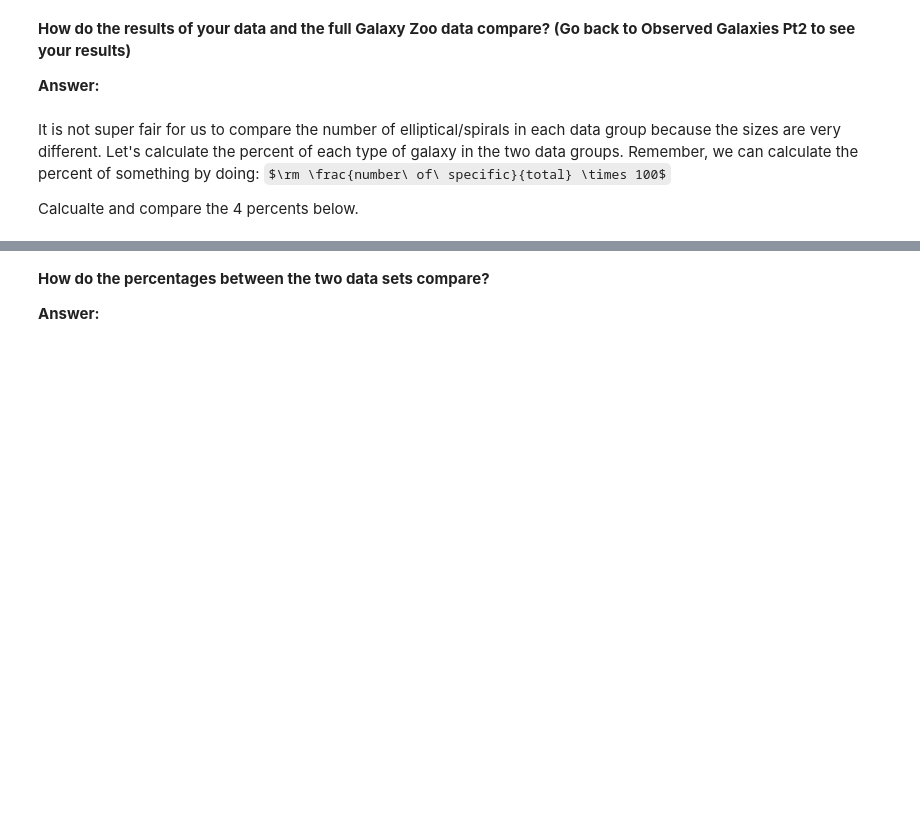
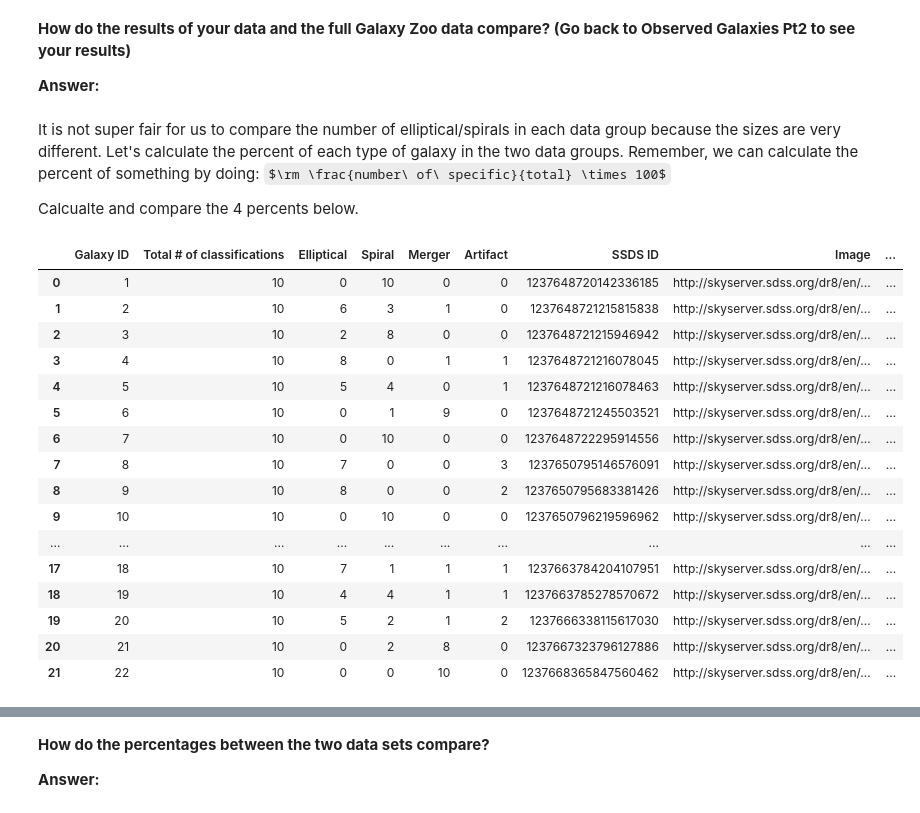
Before and after one commit to PrisonTeachingInitiative/CFR-2025, a Jupyter notebook: Astro/Blank/5 - Observed Galaxies Pt3.ipynb, the cells around one changed output, grey strips where cells are left out. Cells and saved outputs as stored; diff of their text form; code cells hidden in the pictures; some formulas as TeX source; blank space fills up the shorter version.

```diff
--- a/Astro/Blank/5 - Observed Galaxies Pt3.ipynb
+++ b/Astro/Blank/5 - Observed Galaxies Pt3.ipynb
@@ -28,5 +91,28 @@ It is not super fair for us to compare the number of elliptical/spirals in each
 Calcualte and compare the 4 percents below.
 # %%
 # first we need to bring in the data you created in the last notebook. copy and paste the lines of code to read in that data
+
+import pandas as pd
+data_class = pd.read_csv('../data/galazyzoo_experiment.csv')
+
+data_class
+# %% [output]
+|  | Galaxy ID | Total # of classifications | Elliptical | Spiral | Merger | Artifact | SSDS ID | Image | ... |
+| 0 | 1 | 10 | 0 | 10 | 0 | 0 | 1237648720142336185 | http://skyserver.sdss.org/dr8/en/... | ... |
+| 1 | 2 | 10 | 6 | 3 | 1 | 0 | 1237648721215815838 | http://skyserver.sdss.org/dr8/en/... | ... |
+| 2 | 3 | 10 | 2 | 8 | 0 | 0 | 1237648721215946942 | http://skyserver.sdss.org/dr8/en/... | ... |
+| 3 | 4 | 10 | 8 | 0 | 1 | 1 | 1237648721216078045 | http://skyserver.sdss.org/dr8/en/... | ... |
+| 4 | 5 | 10 | 5 | 4 | 0 | 1 | 1237648721216078463 | http://skyserver.sdss.org/dr8/en/... | ... |
+| 5 | 6 | 10 | 0 | 1 | 9 | 0 | 1237648721245503521 | http://skyserver.sdss.org/dr8/en/... | ... |
+| 6 | 7 | 10 | 0 | 10 | 0 | 0 | 1237648722295914556 | http://skyserver.sdss.org/dr8/en/... | ... |
+| 7 | 8 | 10 | 7 | 0 | 0 | 3 | 1237650795146576091 | http://skyserver.sdss.org/dr8/en/... | ... |
+| 8 | 9 | 10 | 8 | 0 | 0 | 2 | 1237650795683381426 | http://skyserver.sdss.org/dr8/en/... | ... |
+| 9 | 10 | 10 | 0 | 10 | 0 | 0 | 1237650796219596962 | http://skyserver.sdss.org/dr8/en/... | ... |
+| ... | ... | ... | ... | ... | ... | ... | ... | ... | ... |
+| 17 | 18 | 10 | 7 | 1 | 1 | 1 | 1237663784204107951 | http://skyserver.sdss.org/dr8/en/... | ... |
+| 18 | 19 | 10 | 4 | 4 | 1 | 1 | 1237663785278570672 | http://skyserver.sdss.org/dr8/en/... | ... |
+| 19 | 20 | 10 | 5 | 2 | 1 | 2 | 1237666338115617030 | http://skyserver.sdss.org/dr8/en/... | ... |
+| 20 | 21 | 10 | 0 | 2 | 8 | 0 | 1237667323796127886 | http://skyserver.sdss.org/dr8/en/... | ... |
+| 21 | 22 | 10 | 0 | 0 | 10 | 0 | 1237668365847560462 | http://skyserver.sdss.org/dr8/en/... | ... |
 # %%
 # copy and paste ALL lines of code after you printed the data table. (You can ignore the print statements at the end.)
```
Also changed, not shown: parts of 7 cells of this notebook.
